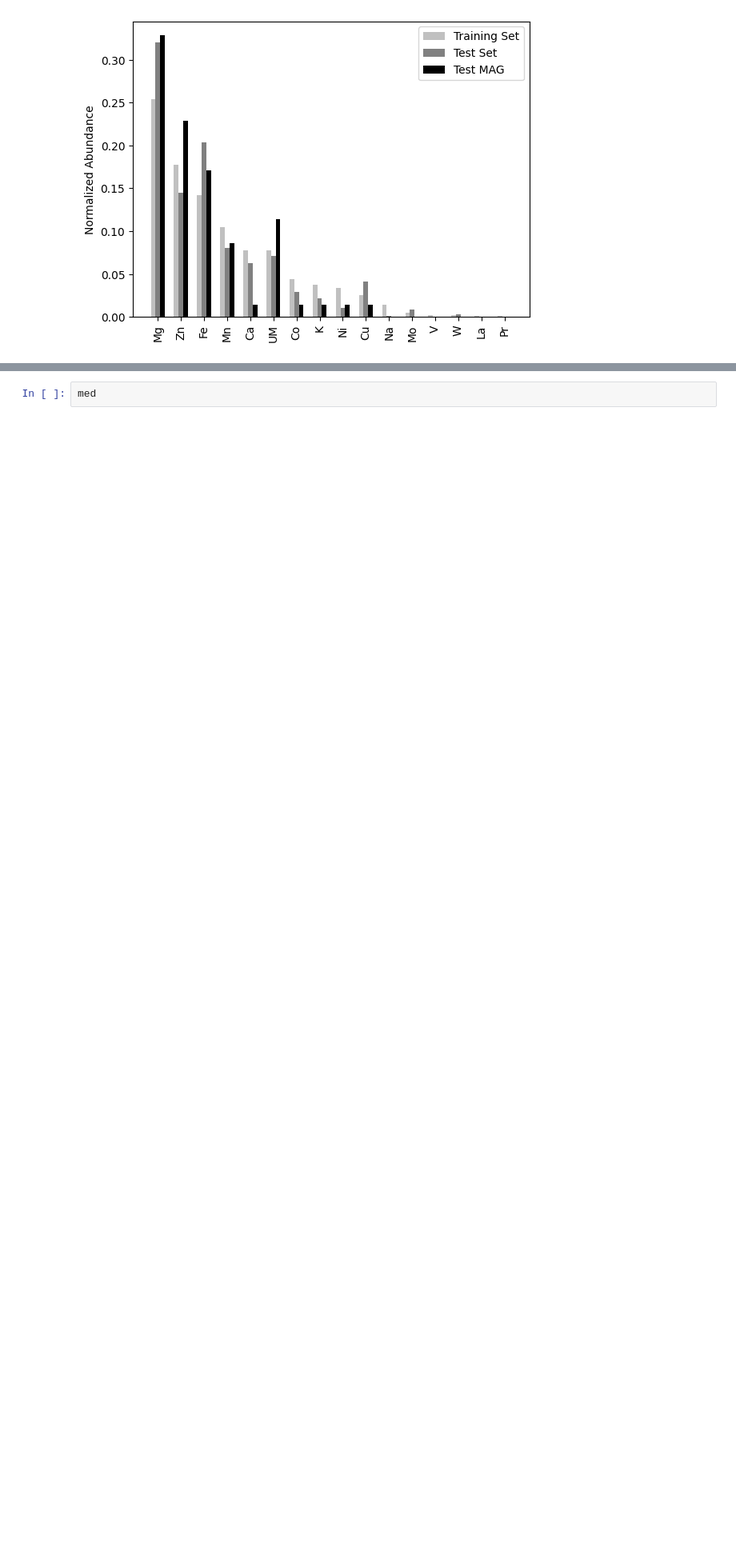
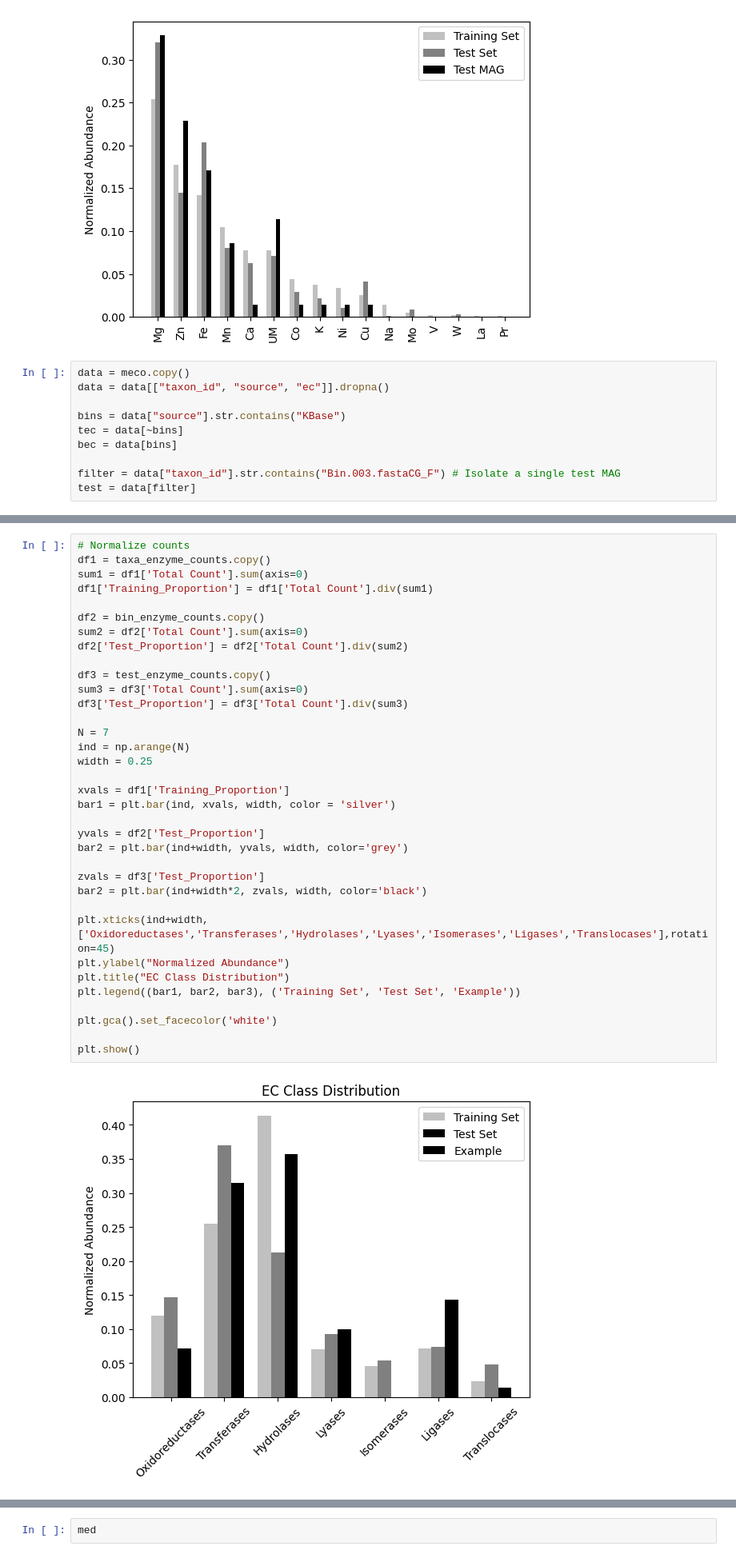
Before and after one commit to giovannellilab/media-prediction, a Jupyter notebook: notebooks/07-Concentration-Mapping.ipynb, the cells around one changed output, grey strips where cells are left out. Shown at 80% size. Drawn from its saved outputs; the diff is of its cells as text; blank space fills up the shorter version.

```diff
--- a/notebooks/07-Concentration-Mapping.ipynb
+++ b/notebooks/07-Concentration-Mapping.ipynb
@@ -774,3 +774,13 @@ plt.gca().set_facecolor('white')
 plt.show()
 # %% [output]
 [figure]
+# %%
+data = meco.copy()
+data = data[["taxon_id", "source", "ec"]].dropna()
+
+bins = data["source"].str.contains("KBase")
+tec = data[~bins]
+bec = data[bins]
+
+filter = data["taxon_id"].str.contains("Bin.003.fastaCG_F") # Isolate a single test MAG
+test = data[filter]
@@ -777,3 +865,40 @@ plt.show()
+# %%
+# Normalize counts
+df1 = taxa_enzyme_counts.copy()
+sum1 = df1['Total Count'].sum(axis=0)
+df1['Training_Proportion'] = df1['Total Count'].div(sum1)
+
+df2 = bin_enzyme_counts.copy()
+sum2 = df2['Total Count'].sum(axis=0)
+df2['Test_Proportion'] = df2['Total Count'].div(sum2)
+
+df3 = test_enzyme_counts.copy()
+sum3 = df3['Total Count'].sum(axis=0)
+df3['Test_Proportion'] = df3['Total Count'].div(sum3)
+
+N = 7
+ind = np.arange(N)
+width = 0.25
+
+xvals = df1['Training_Proportion']
+bar1 = plt.bar(ind, xvals, width, color = 'silver')
+
+yvals = df2['Test_Proportion']
+bar2 = plt.bar(ind+width, yvals, width, color='grey')
+
+zvals = df3['Test_Proportion']
+bar2 = plt.bar(ind+width*2, zvals, width, color='black')
+
+plt.xticks(ind+width,['Oxidoreductases','Transferases','Hydrolases','Lyases','Isomerases','Ligases','Translocases'],rotation=45)
+plt.ylabel("Normalized Abundance")
+plt.title("EC Class Distribution")
+plt.legend((bar1, bar2, bar3), ('Training Set', 'Test Set', 'Example'))
+
+plt.gca().set_facecolor('white')
+
+plt.show()
+# %% [output]
+[figure, added]
 # %% [markdown]
 # End
 # %%
```
Also changed, not shown: parts of 2 cells of this notebook.
